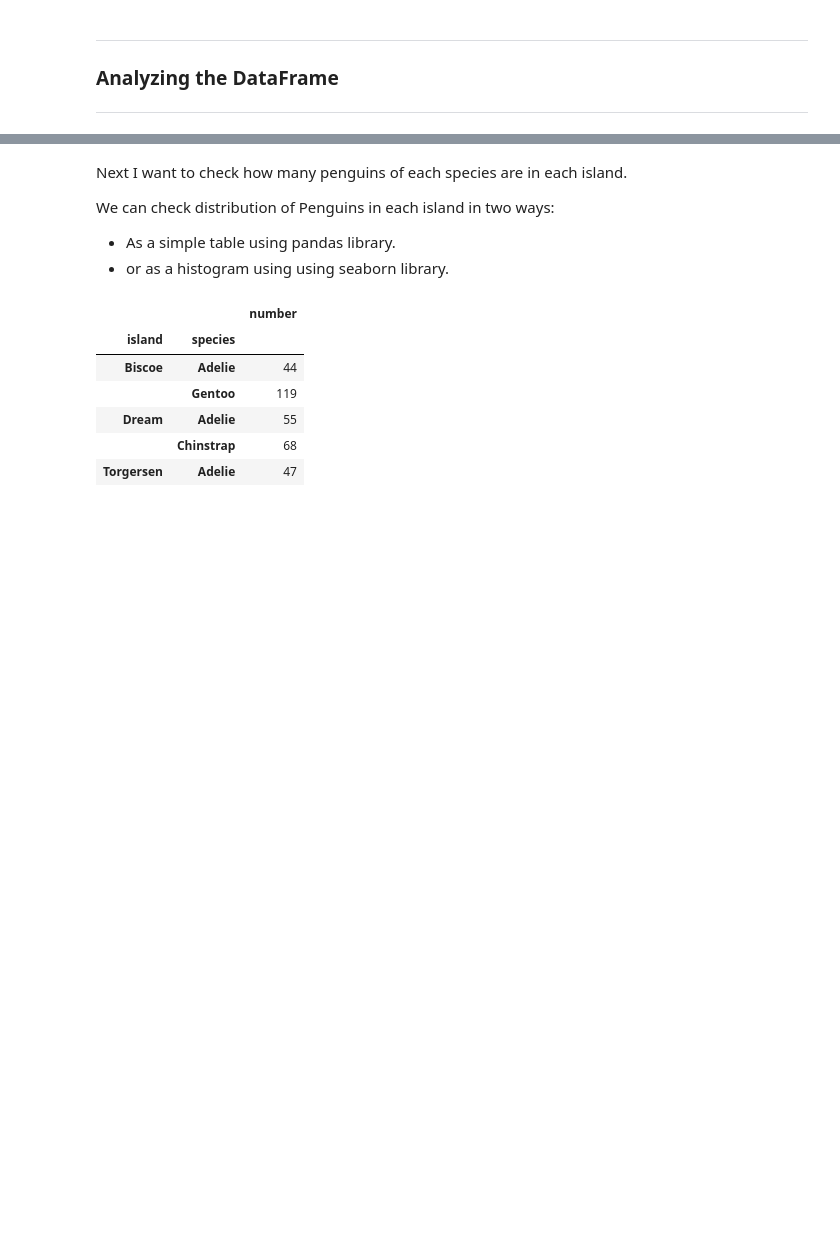
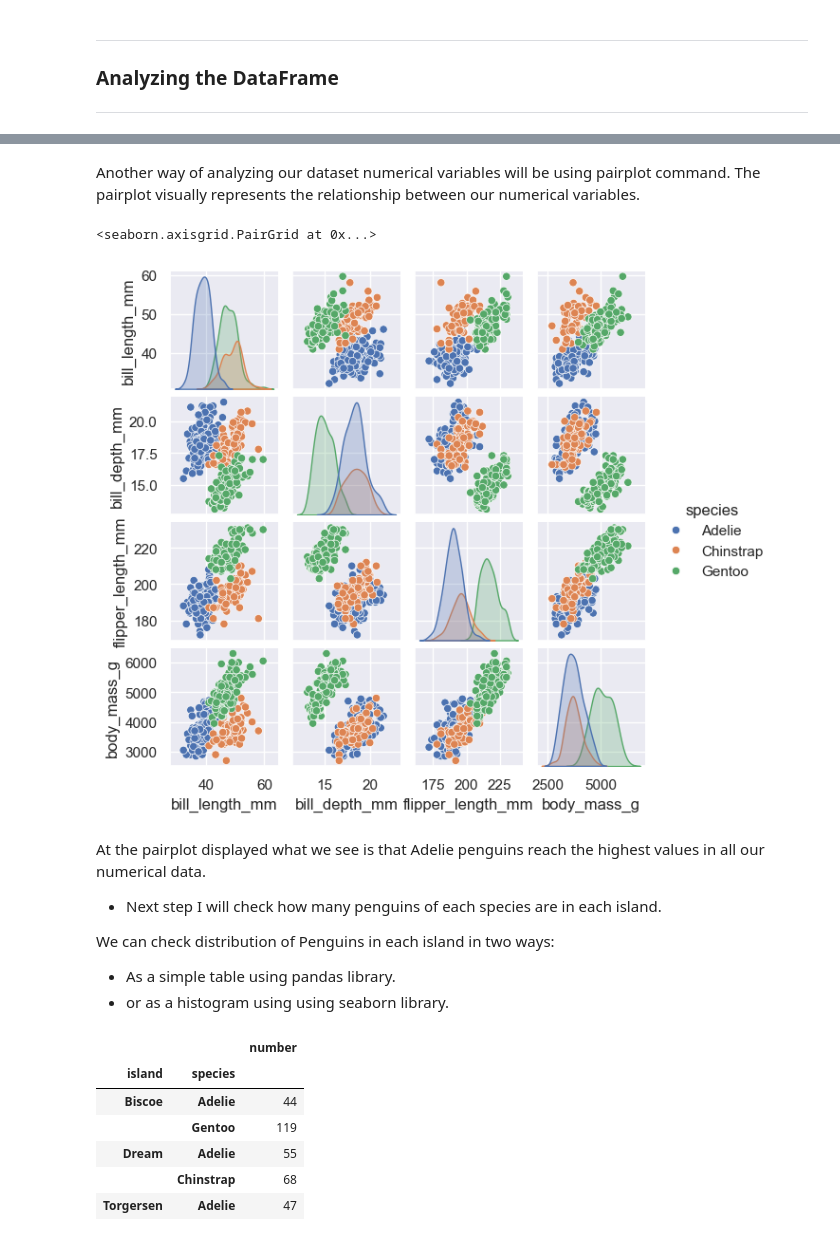
Before and after one commit to ermelinda-q/data_analytics, a Jupyter notebook: penguins.ipynb, the cells around one changed output, grey strips where cells are left out. Saved outputs shown, nothing was run; the diff lists cells and outputs as text; code cells hidden in the pictures; blank space fills up the shorter version.

Commit message:
working with adelie

```diff
--- a/penguins.ipynb
+++ b/penguins.ipynb
@@ -274,5 +288,14 @@ sns.histplot(data=df, x="body_mass_g", ax=axes[1,1])
+# %% [markdown]
+Another way of analyzing our dataset numerical variables will be using pairplot command. The pairplot visually represents the relationship between our numerical variables.
+# %%
+sns.pairplot(df, hue='species', height=1.5)
+# %% [output]
+<seaborn.axisgrid.PairGrid at 0x...>
+[figure, added]
 # %% [markdown]
-Next I want to check how many penguins of each species are in each island.
+At the pairplot displayed what we see is that Adelie penguins reach the highest values in all our numerical data.
+
+- Next step I will check how many penguins of each species are in each island.
 
 We can check distribution of Penguins in each island in two ways:
 - As a simple table using pandas library.
```
Also changed, not shown: parts of 29 cells of this notebook.
